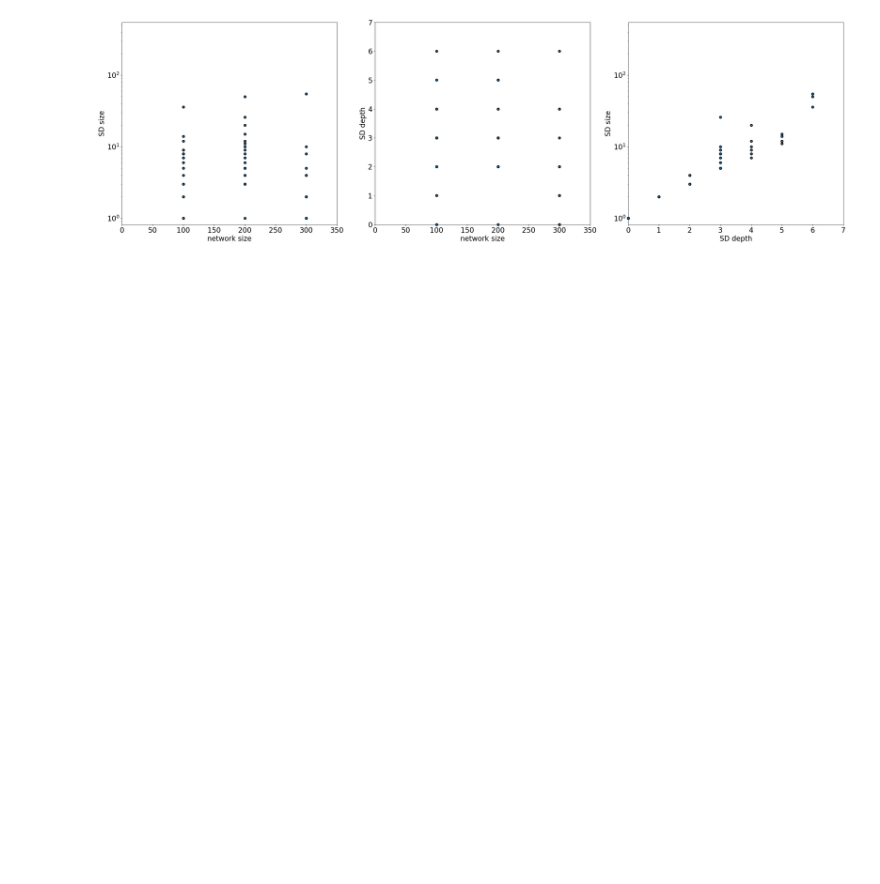
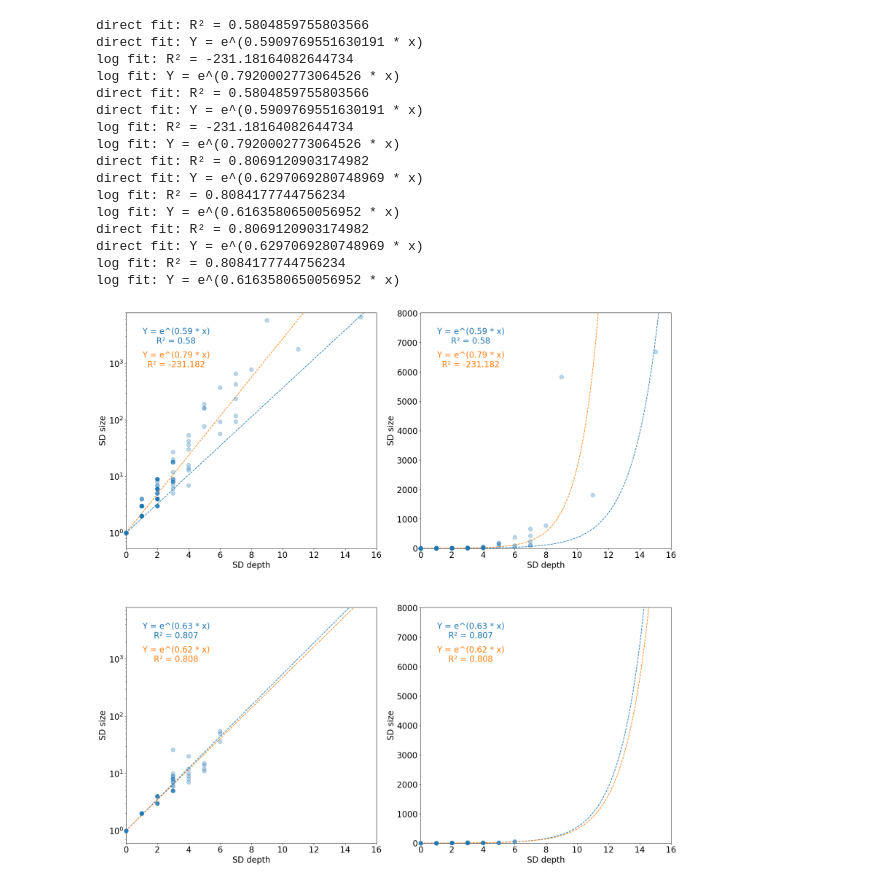
Before and after one commit to jcrozum/biobalm, a Jupyter notebook: analysis/output_analysis.ipynb, the cells around one changed output. Saved outputs shown, nothing was run; the diff lists cells and outputs as text; code cells hidden in the pictures; blank space fills up the shorter version.

```diff
--- a/analysis/output_analysis.ipynb
+++ b/analysis/output_analysis.ipynb
@@ -152,21 +193,43 @@ fig = comparison_plots(BTR, vars)
-# %%
-vars = [
-    [
-        (
-            PlotVar("n",0,RAN["n"].max()+50),
-            PlotVar("sdsize",0,RAN["sdsize"].max()*10,True),
-        ),
-        (
-            PlotVar("n",0,RAN["n"].max()+50),
-            PlotVar("sddepth",0,RAN["sddepth"].max()+1),
-        ),
-        (
-            PlotVar("sddepth",0,RAN["sddepth"].max()+1),
-            PlotVar("sdsize",0,RAN["sdsize"].max()*10,True),
-        ),
-    ],
-]
-
-fig = comparison_plots(RAN, vars)
-# %% [output]
-[figure, removed]
+# %%
+vars = [
+    [
+        (
+            PlotVar(BTR,"sddepth",0,BTR["sddepth"].max()+1),
+            PlotVar(BTR,"sdsize",0,BTR["sdsize"].max()*1.2,True,True),
+        ),
+        (
+            PlotVar(BTR,"sddepth",0,BTR["sddepth"].max()+1),
+            PlotVar(BTR,"sdsize",0,BTR["sdsize"].max()*1.2,False,True),
+        ),
+    ],
+    [
+        (
+            PlotVar(RAN,"sddepth",0,BTR["sddepth"].max()+1),
+            PlotVar(RAN,"sdsize",0,BTR["sdsize"].max()*1.2,True,True),
+        ),
+        (
+            PlotVar(RAN,"sddepth",0,BTR["sddepth"].max()+1),
+            PlotVar(RAN,"sdsize",0,BTR["sdsize"].max()*1.2,False,True),
+        ),
+    ],
+]
+
+fig = comparison_plots(vars)
+# %% [output]
+direct fit: R² = 0.5804859755803566
+direct fit: Y = e^(0.5909769551630191 * x)
+log fit: R² = -231.18164082644734
+log fit: Y = e^(0.7920002773064526 * x)
+direct fit: R² = 0.5804859755803566
+direct fit: Y = e^(0.5909769551630191 * x)
+log fit: R² = -231.18164082644734
+log fit: Y = e^(0.7920002773064526 * x)
+direct fit: R² = 0.8069120903174982
+direct fit: Y = e^(0.6297069280748969 * x)
+log fit: R² = 0.8084177744756234
+log fit: Y = e^(0.6163580650056952 * x)
+direct fit: R² = 0.8069120903174982
+direct fit: Y = e^(0.6297069280748969 * x)
+log fit: R² = 0.8084177744756234
+log fit: Y = e^(0.6163580650056952 * x)
+[figure, added]
```
Also changed, not shown: parts of 7 cells of this notebook, 1 other file.
